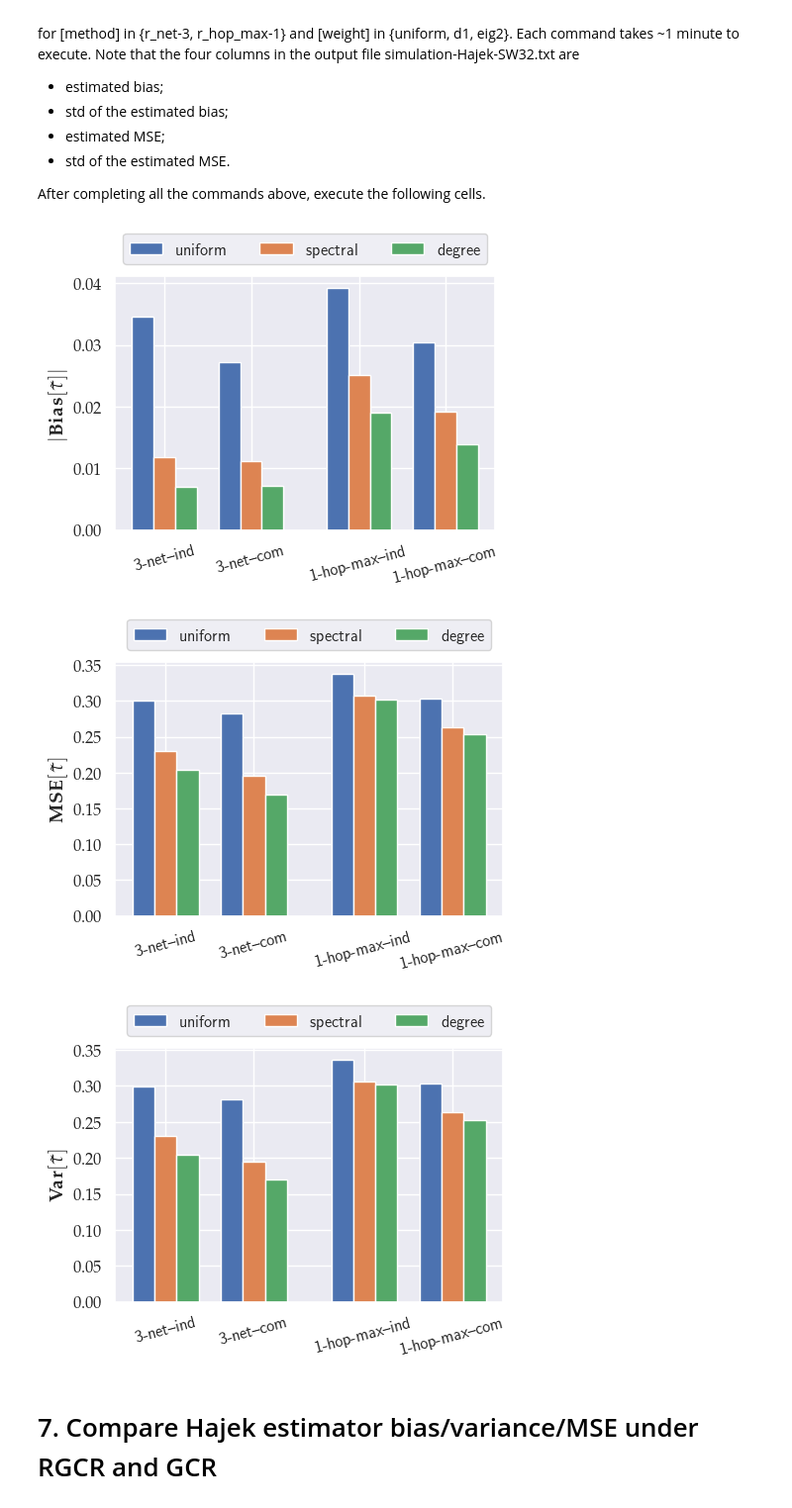
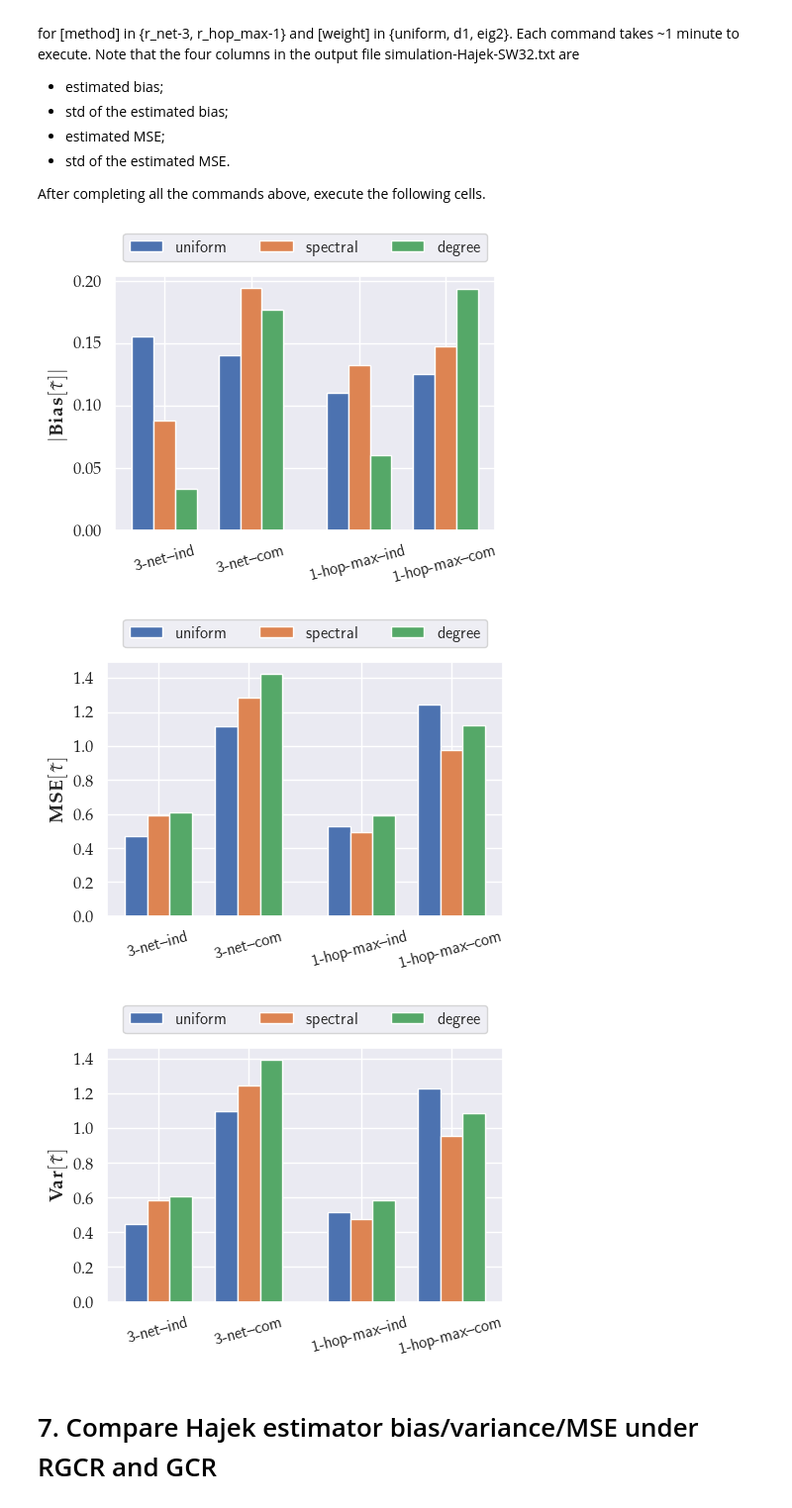
Before and after one commit to cleeyu/RGCR-code, a Jupyter notebook: intro.ipynb, the cells around one changed output. Shown at 99% size. Cells and saved outputs as stored; diff of their text form; code cells hidden in the pictures.

```diff
--- a/intro.ipynb
+++ b/intro.ipynb
@@ -201,8 +203,8 @@ Each command takes ~30 minutes to execute.
 
 After completing all the commands above, execute the following cells.
 # %%
-graph_name = 'SW32'
-n = 1024
+graph_name = 'SW16'
+n = 16*16
 rand = 'ind'
 
 xmin = 5
@@ -272,6 +274,6 @@ plt.show()
 # %%
-graph_name = 'SW32'
-n = 1024
+graph_name = 'SW16'
+n = 16*16
 rand = 'ind'
 
 prob = {}
@@ -346,7 +348,7 @@ labels = [
 ]
 indices = np.array([0, 6, 3, 9])
 # %%
-variance_HT = read_variance_formula('results/variances-HT-SW32.txt', 12)[:, 0]
+variance_HT = read_variance_formula('results/variances-HT-SW16.txt', 12)[:, 0]
 fsz = 12
 fig = plt.figure(figsize=(5, 4), dpi=100)
 ax = fig.gca()
@@ -394,7 +396,7 @@ def read_variance_simulation(filename, n_lines, path=''):
         results.append([float(s) for s in fin.readline().strip().split()])
     return np.array(results)
 # %%
-results = read_variance_simulation('results/simulation-Hajek-SW32.txt', 12)
+results = read_variance_simulation('results/simulation-Hajek-SW16.txt', 12)
 fsz = 12
 
 fig = plt.figure(figsize=(5, 4), dpi=100)
@@ -409,36 +411,36 @@ ax.set_xticklabels(labels, rotation=15, fontsize=fsz)
 ax.legend(loc='upper center', bbox_to_anchor=(0.5, 1.2), fancybox=True, fontsize=fsz, ncol=3)
 fig.tight_layout()
 plt.show()
 
 fig = plt.figure(figsize=(5, 4), dpi=100)
 ax = fig.gca()
 for i in range(3):
     bias_i = results[i+indices, 2]
     ax.bar(x+i, bias_i, width, label=weights[i])
 ax.set_ylabel(r'$\mathbf{MSE}[\tilde{\tau}]$', fontsize=fsz+2)
 plt.setp(ax.get_yticklabels(), fontsize=fsz)
 ax.set_xticks(x+1)
 ax.set_xticklabels(labels, rotation=15, fontsize=fsz)
 ax.legend(loc='upper center', bbox_to_anchor=(0.5, 1.2), fancybox=True, fontsize=fsz, ncol=3)
 fig.tight_layout()
 plt.show()
 
 fig = plt.figure(figsize=(5, 4), dpi=100)
 ax = fig.gca()
 for i in range(3):
     bias_i = results[i+indices, 2] - results[i+indices, 0] * results[i+indices, 0]
     ax.bar(x+i, bias_i, width, label=weights[i])
 ax.set_ylabel(r'$\mathbf{Var}[\tilde{\tau}]$', fontsize=fsz+2)
 plt.setp(ax.get_yticklabels(), fontsize=fsz)
 ax.set_xticks(x+1)
 ax.set_xticklabels(labels, rotation=15, fontsize=fsz)
 ax.legend(loc='upper center', bbox_to_anchor=(0.5, 1.2), fancybox=True, fontsize=fsz, ncol=3)
 fig.tight_layout()
 plt.show()
 # %% [output]
-[figure, old version]
+[figure, new version]
-[figure, old version]
+[figure, new version]
-[figure, old version]
+[figure, new version]
 # %% [markdown]
 # 7. Compare Hajek estimator bias/variance/MSE under RGCR and GCR
 # %% [markdown]
```
Also changed, not shown: parts of 6 cells of this notebook, 1 other file.
